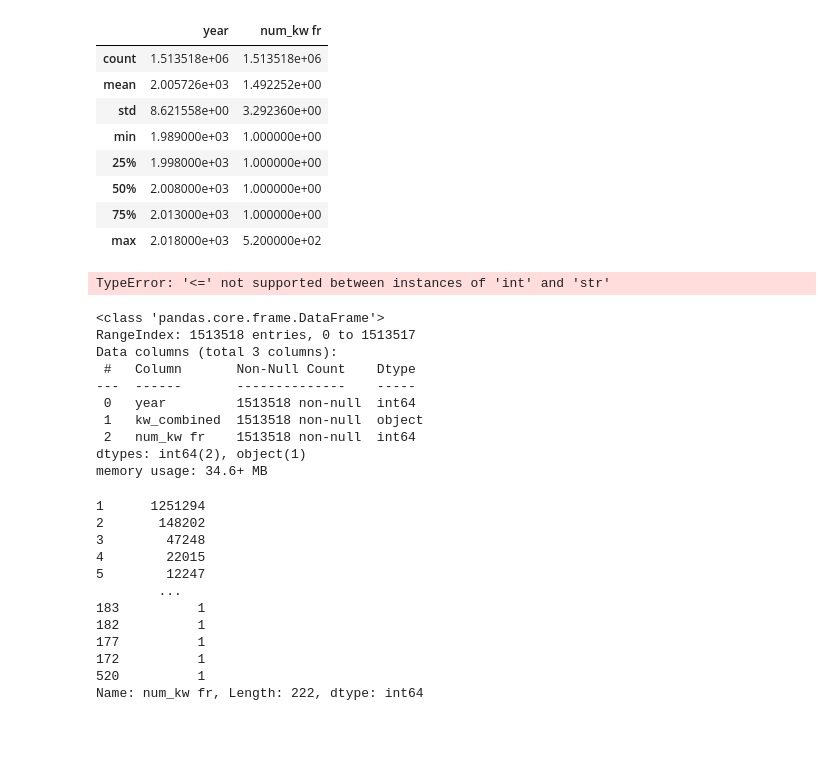
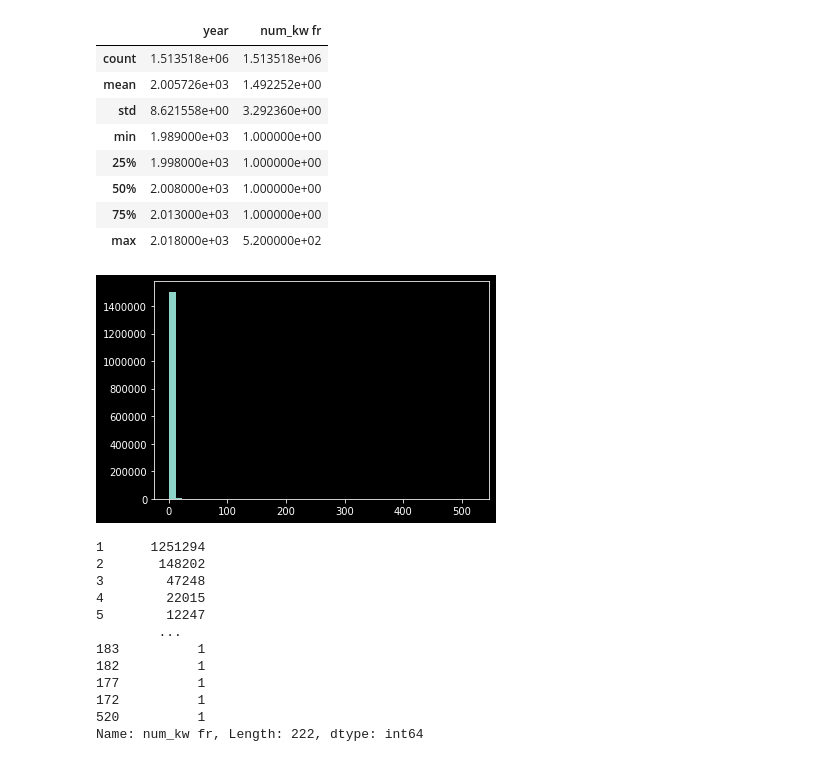
Before and after one commit to IvanSedykh/phd_migration_analysis, a Jupyter notebook: EDA.ipynb, the cells around one changed output. Saved outputs shown, nothing was run; the diff lists cells and outputs as text; code cells hidden in the pictures; blank space fills up the shorter version.

```diff
--- a/EDA.ipynb
+++ b/EDA.ipynb
@@ -26,22 +26,10 @@ data.describe()
 # %%
 from matplotlib import pyplot as plt
 
-plt.hist(data[ data['num_kw fr'] < 99 ])
+plt.hist(data['num_kw fr'], bins=50)
+plt.show()
 # %% [output]
-TypeError: '<=' not supported between instances of 'int' and 'str'
+[figure, added]
-# %%
-data.info()
-# %% [output]
-<class 'pandas.core.frame.DataFrame'>
-RangeIndex: 1513518 entries, 0 to 1513517
-Data columns (total 3 columns):
- #   Column       Non-Null Count    Dtype
----  ------       --------------    -----
- 0   year         1513518 non-null  int64
- 1   kw_combined  1513518 non-null  object
- 2   num_kw fr    1513518 non-null  int64
-dtypes: int64(2), object(1)
-memory usage: 34.6+ MB
 # %%
 y = data['num_kw fr'].value_counts()
 y
```
Also changed, not shown: parts of 2 cells of this notebook.
